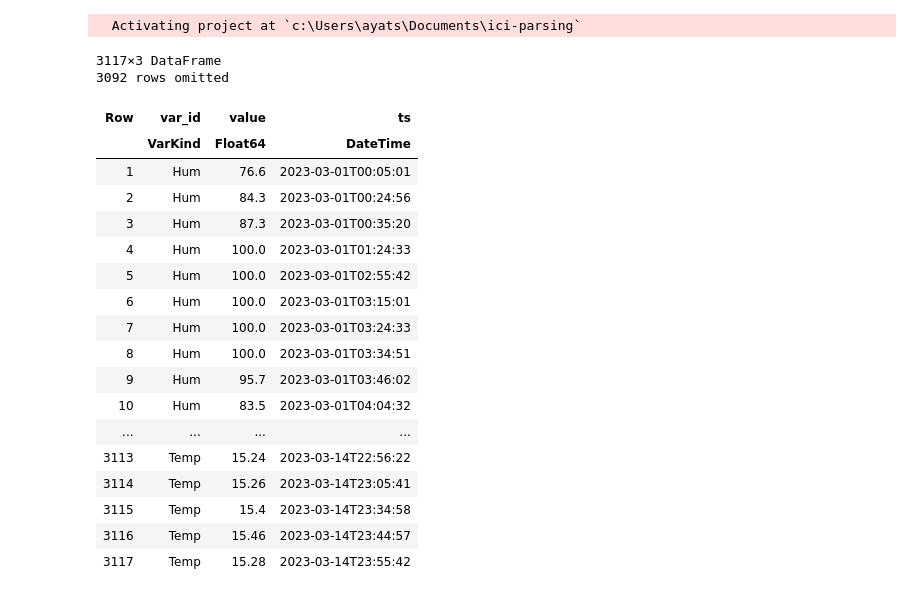
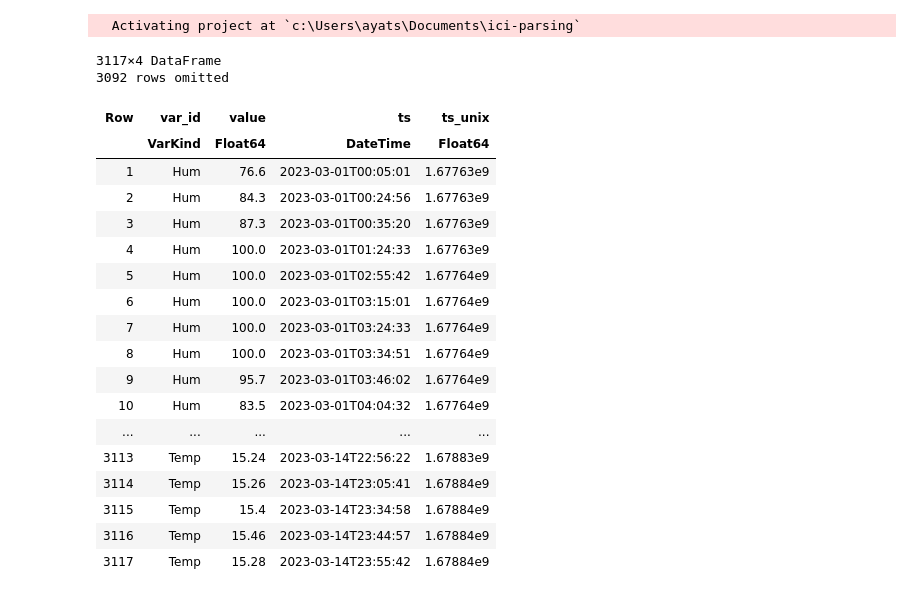
Before and after one commit to viperML/ici-parsing, a Jupyter notebook: montecoche.ipynb, the cells around one changed output. Saved outputs shown, nothing was run; the diff lists cells and outputs as text; code cells hidden in the pictures.

```diff
--- a/montecoche.ipynb
+++ b/montecoche.ipynb
@@ -13,52 +13,54 @@ import Base: tryparse
 # %%
 @enum VarKind begin
     Hum
     Pres
     Temp
 end
 
 
 function tryparse(::Type{VarKind}, s::String)
     if s == "6"
         Hum::VarKind
     elseif s == "7"
         Pres::VarKind
     elseif s == "11"
         Temp::VarKind
     else
         nothing
     end
 end
 
 
 data = CSV.File(
     open("data/Montecoche_Marzo2023.csv");
     normalizenames=true,
     select=[:ts, :value, :var_id],
-    types=Dict(:ts => DateTime, :var_id => VarKind),
+    types=Dict(:ts => Dates.DateTime, :var_id => VarKind),
     dateformat="yyyy-mm-dd HH:MM:SS.s"
 ) |> DataFrame
+
+@transform!(data, @byrow :ts_unix = datetime2unix(:ts))
 # %% [output]
-3117×3 DataFrame
+3117×4 DataFrame
 3092 rows omitted
-| Row | var_id | value | ts |
-|  | VarKind | Float64 | DateTime |
-| 1 | Hum | 76.6 | 2023-03-01T00:05:01 |
-| 2 | Hum | 84.3 | 2023-03-01T00:24:56 |
-| 3 | Hum | 87.3 | 2023-03-01T00:35:20 |
-| 4 | Hum | 100.0 | 2023-03-01T01:24:33 |
-| 5 | Hum | 100.0 | 2023-03-01T02:55:42 |
-| 6 | Hum | 100.0 | 2023-03-01T03:15:01 |
-| 7 | Hum | 100.0 | 2023-03-01T03:24:33 |
-| 8 | Hum | 100.0 | 2023-03-01T03:34:51 |
-| 9 | Hum | 95.7 | 2023-03-01T03:46:02 |
-| 10 | Hum | 83.5 | 2023-03-01T04:04:32 |
-| ... | ... | ... | ... |
-| 3113 | Temp | 15.24 | 2023-03-14T22:56:22 |
-| 3114 | Temp | 15.26 | 2023-03-14T23:05:41 |
-| 3115 | Temp | 15.4 | 2023-03-14T23:34:58 |
-| 3116 | Temp | 15.46 | 2023-03-14T23:44:57 |
-| 3117 | Temp | 15.28 | 2023-03-14T23:55:42 |
+| Row | var_id | value | ts | ts_unix |
+|  | VarKind | Float64 | DateTime | Float64 |
+| 1 | Hum | 76.6 | 2023-03-01T00:05:01 | 1.67763e9 |
+| 2 | Hum | 84.3 | 2023-03-01T00:24:56 | 1.67763e9 |
+| 3 | Hum | 87.3 | 2023-03-01T00:35:20 | 1.67763e9 |
+| 4 | Hum | 100.0 | 2023-03-01T01:24:33 | 1.67763e9 |
+| 5 | Hum | 100.0 | 2023-03-01T02:55:42 | 1.67764e9 |
+| 6 | Hum | 100.0 | 2023-03-01T03:15:01 | 1.67764e9 |
+| 7 | Hum | 100.0 | 2023-03-01T03:24:33 | 1.67764e9 |
+| 8 | Hum | 100.0 | 2023-03-01T03:34:51 | 1.67764e9 |
+| 9 | Hum | 95.7 | 2023-03-01T03:46:02 | 1.67764e9 |
+| 10 | Hum | 83.5 | 2023-03-01T04:04:32 | 1.67764e9 |
+| ... | ... | ... | ... | ... |
+| 3113 | Temp | 15.24 | 2023-03-14T22:56:22 | 1.67883e9 |
+| 3114 | Temp | 15.26 | 2023-03-14T23:05:41 | 1.67884e9 |
+| 3115 | Temp | 15.4 | 2023-03-14T23:34:58 | 1.67884e9 |
+| 3116 | Temp | 15.46 | 2023-03-14T23:44:57 | 1.67884e9 |
+| 3117 | Temp | 15.28 | 2023-03-14T23:55:42 | 1.67884e9 |
 # %%
 using Query
 
```
Also changed, not shown: parts of 5 cells of this notebook, 2 other files.
